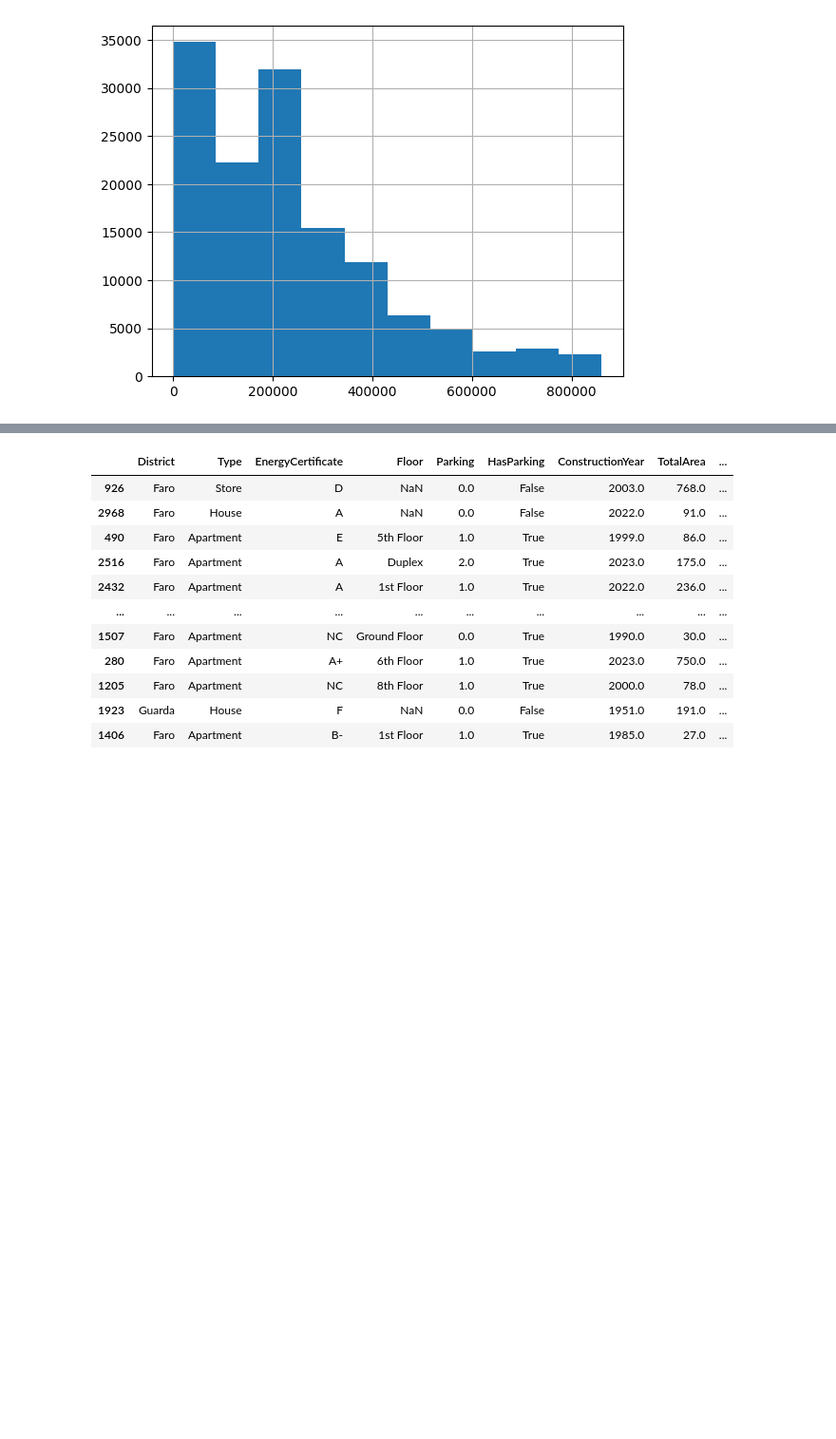
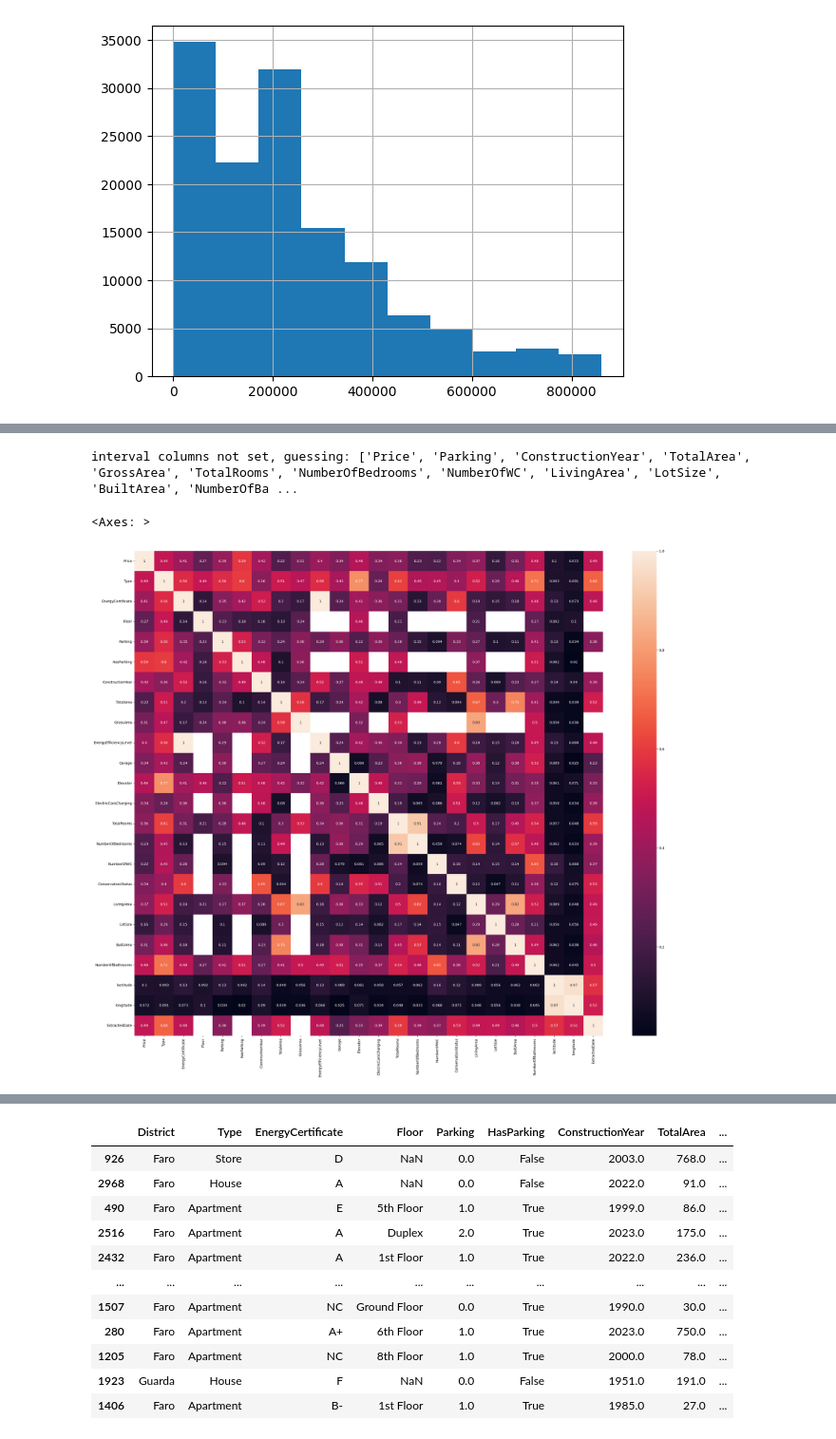
Before and after one commit to VIVALDI142857/ClassificationModelsParams, a Jupyter notebook: real_estate_regression.ipynb, the cells around one changed output, grey strips where cells are left out. Shown: that part at 95% size. Saved outputs shown, nothing was run; the diff lists cells and outputs as text; code cells hidden in the pictures; blank space fills up the shorter version.

```diff
--- a/real_estate_regression.ipynb
+++ b/real_estate_regression.ipynb
@@ -257,0 +263,9 @@ See the caveats in the documentation: https://pandas.pydata.org/pandas-docs/stab
+# %%
+import re
+
+pattern = r"\d{4}-\d{2}-\d{2}"
+
+for i in df['PublishDate'].dropna():
+    re.findall(pattern, df['PublishDate'][i])
+# %%
+df['ExtractedDate'] = df['PublishDate'].dropna().apply(lambda x: re.findall(pattern, x)[0] if re.findall(pattern, x) else None)
@@ -258,2 +287,11 @@ See the caveats in the documentation: https://pandas.pydata.org/pandas-docs/stab
+# %%
+df['ExtractedDate'] = pd.to_datetime(df['ExtractedDate'])
 # %%
-df = df.drop(columns=['City', 'Town'] )
+df = df.drop(columns=['PublishDate'])
+# %%
+plt.figure(figsize=(30, 25))
+sns.heatmap(df.drop(columns='District').phik_matrix(), annot=True)
+# %% [output]
+interval columns not set, guessing: ['Price', 'Parking', 'ConstructionYear', 'TotalArea', 'GrossArea', 'TotalRooms', 'NumberOfBedrooms', 'NumberOfWC', 'LivingArea', 'LotSize', 'BuiltArea', 'NumberOfBa ...
+<Axes: >
+[figure, added]
```
Also changed, not shown: parts of 27 cells of this notebook.
